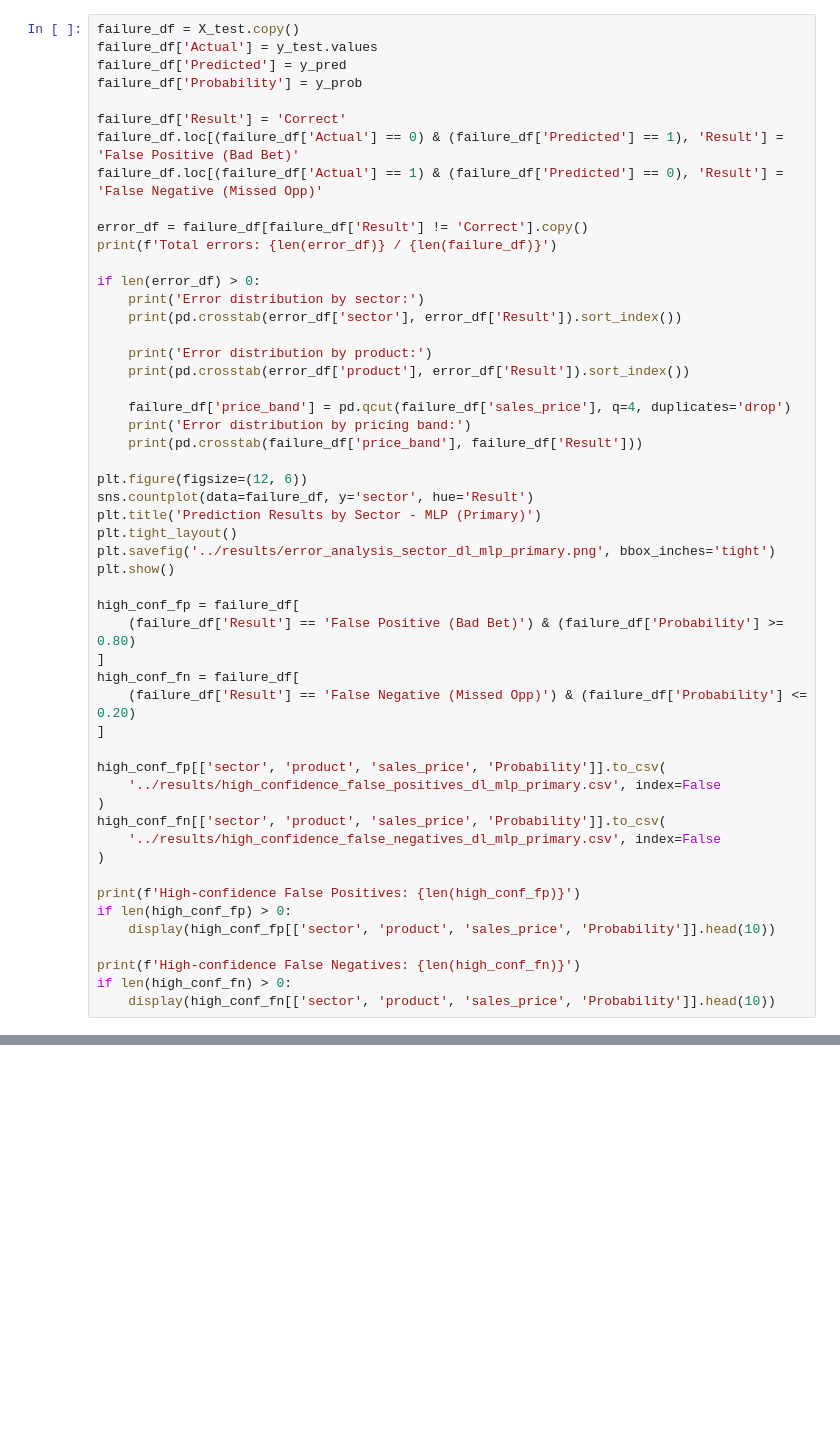
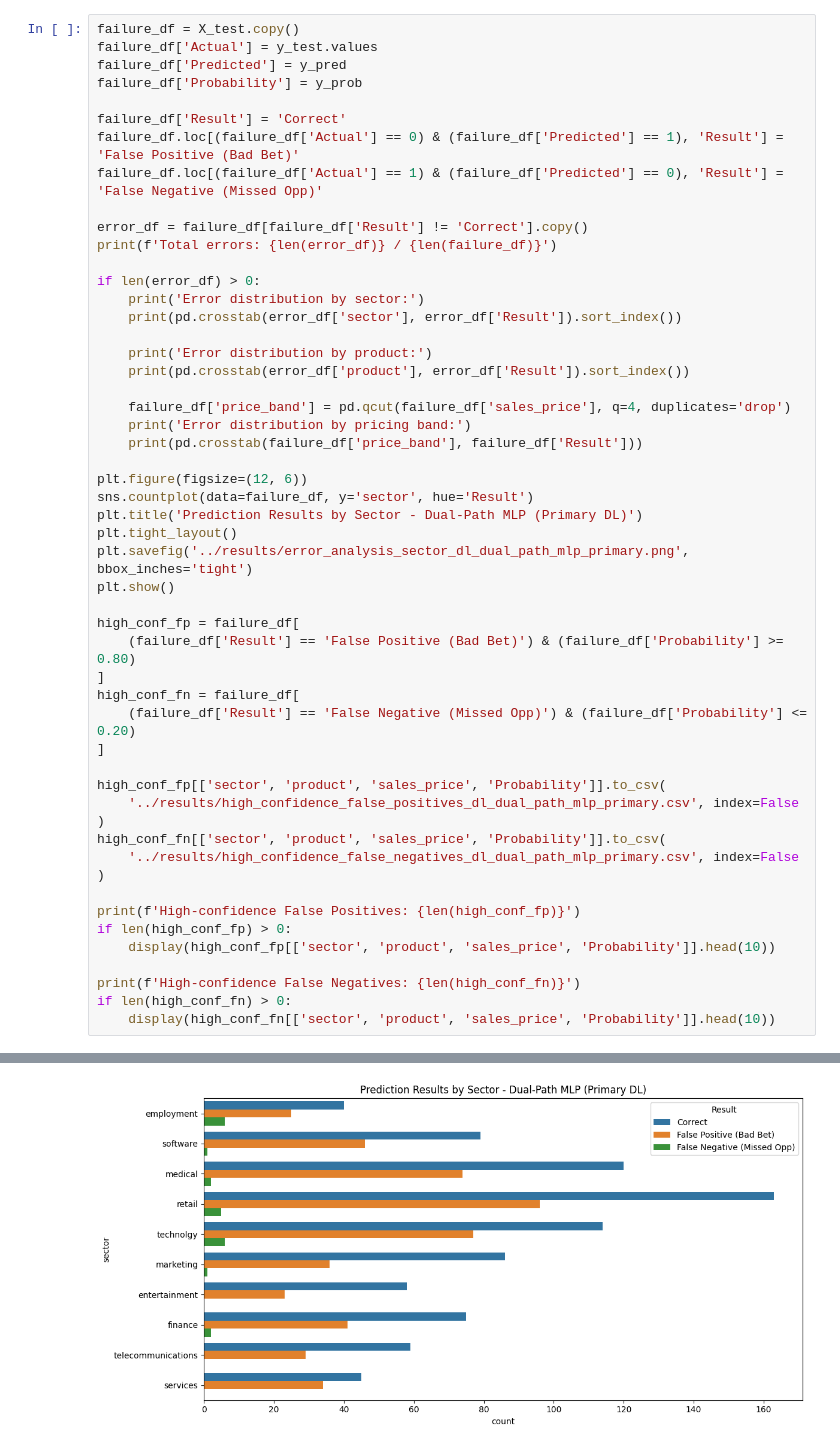
Before and after one commit to AmanKumar1411/AML_DL--Project, a Jupyter notebook: notebook/02_Modeling.ipynb, the cells around one changed output, grey strips where cells are left out. Cells and saved outputs as stored; diff of their text form; blank space fills up the shorter version.

```diff
--- a/notebook/02_Modeling.ipynb
+++ b/notebook/02_Modeling.ipynb
@@ -258,9 +590,9 @@ if len(error_df) > 0:
 
 plt.figure(figsize=(12, 6))
 sns.countplot(data=failure_df, y='sector', hue='Result')
-plt.title('Prediction Results by Sector - MLP (Primary)')
+plt.title('Prediction Results by Sector - Dual-Path MLP (Primary DL)')
 plt.tight_layout()
-plt.savefig('../results/error_analysis_sector_dl_mlp_primary.png', bbox_inches='tight')
+plt.savefig('../results/error_analysis_sector_dl_dual_path_mlp_primary.png', bbox_inches='tight')
 plt.show()
 
 high_conf_fp = failure_df[
@@ -271,10 +603,10 @@ high_conf_fn = failure_df[
 ]
 
 high_conf_fp[['sector', 'product', 'sales_price', 'Probability']].to_csv(
-    '../results/high_confidence_false_positives_dl_mlp_primary.csv', index=False
+    '../results/high_confidence_false_positives_dl_dual_path_mlp_primary.csv', index=False
 )
 high_conf_fn[['sector', 'product', 'sales_price', 'Probability']].to_csv(
-    '../results/high_confidence_false_negatives_dl_mlp_primary.csv', index=False
+    '../results/high_confidence_false_negatives_dl_dual_path_mlp_primary.csv', index=False
 )
 
 print(f'High-confidence False Positives: {len(high_conf_fp)}')
@@ -284,3 +616,4 @@ if len(high_conf_fp) > 0:
 print(f'High-confidence False Negatives: {len(high_conf_fn)}')
 if len(high_conf_fn) > 0:
     display(high_conf_fn[['sector', 'product', 'sales_price', 'Probability']].head(10))
+# %% [output]
@@ -286,0 +637 @@ if len(high_conf_fn) > 0:
+[figure, added]
```
Also changed, not shown: parts of 23 cells of this notebook, 10 other files.
